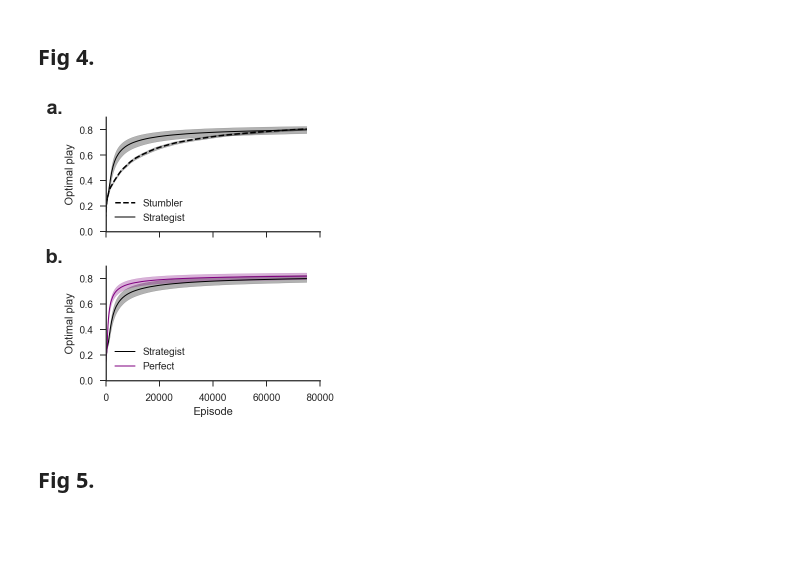
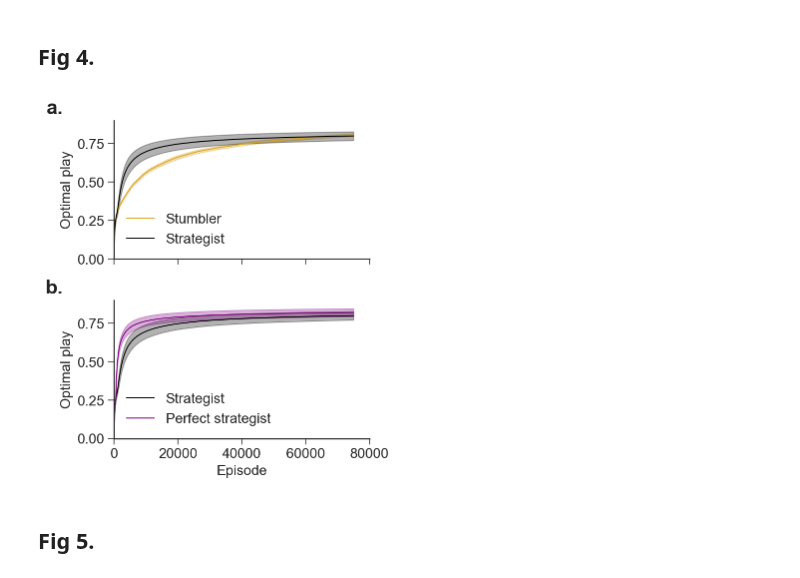
Before and after one commit to CoAxLab/azad, a Jupyter notebook: notebooks/figures.ipynb, the cells around one changed output. Cells and saved outputs as stored; diff of their text form; code cells hidden in the pictures; blank space fills up the shorter version.

```diff
--- a/notebooks/figures.ipynb
+++ b/notebooks/figures.ipynb
@@ -21,6 +21,7 @@ import os
 import csv
 import numpy as np
 import scipy.stats as st
+import pandas as pd
 
 from glob import glob
 
@@ -37,8 +38,8 @@ from notebook_helpers import score_summary
 import seaborn as sns
 sns.set_style('ticks')
 
-matplotlib.rcParams.update({'font.size': 42})
-matplotlib.rc('axes', titlesize=40)
+matplotlib.rcParams.update({'font.size': 14})
+matplotlib.rc('axes', titlesize=16)
 # %% [markdown]
 # Load data
 
@@ -168,11 +241,11 @@ Strategist learning demo
 fig, ax = plt.subplots(2, sharex=True, figsize=(5, 5.5))
 
 # A
-_ = ax[0].plot(episode_13, exp_13_avg, linestyle="--", color='black', alpha=1, linewidth=1.5, label="Stumbler")
+_ = ax[0].plot(episode_13, exp_13_avg, linestyle="-", color='goldenrod', alpha=1.0, linewidth=1, label="Stumbler")
 _ = ax[0].fill_between(episode_13,
                        exp_13_avg + 2*exp_13_sem,
                        exp_13_avg - 2*exp_13_sem,
-                       color='black', alpha=0.3)
+                       color='goldenrod', alpha=0.3)
 
 _ = ax[0].plot(episode_14, exp_14_avg, color='black', alpha=1, linewidth=1, label="Strategist")
 _ = ax[0].fill_between(episode_14,
@@ -182,35 +255,35 @@ _ = ax[0].fill_between(episode_14,
 _ = ax[0].legend()
 _ = ax[0].set_ylabel("Optimal play")
 _ = ax[0].set_ylim(0, 0.9)
 _ = ax[1].set_xlim(0, 80000)
 _ = ax[0].text(-0.2, 1.15, "a.", transform=ax[0].transAxes,
       fontsize=20, fontweight='bold', va='top', ha='right')
 
 # B
 _ = ax[1].plot(episode_14, exp_14_avg, color='black', alpha=1, linewidth=1, label="Strategist")
 _ = ax[1].fill_between(episode_14,
                        exp_14_avg + 2*exp_14_sem,
                        exp_14_avg - 2*exp_14_sem,
                        color='black', alpha=0.3)
-_ = ax[1].plot(episode_18, exp_18_avg, color='purple', alpha=1, linewidth=1, label="Perfect")
+_ = ax[1].plot(episode_18, exp_18_avg, color='purple', alpha=1, linewidth=1, label="Perfect strategist")
 _ = ax[1].fill_between(episode_18,
                        exp_18_avg + 2*exp_18_sem,
                        exp_18_avg - 2*exp_18_sem,
                        color='purple', alpha=0.3)
 _ = ax[1].legend()
 _ = ax[1].set_xlabel("Episode")
 _ = ax[1].set_ylabel("Optimal play")
 _ = ax[1].set_ylim(0, 0.9)
 _ = ax[1].set_xlim(0, 80000)
 _ = ax[1].text(-0.2, 1.15, "b.", transform=ax[1].transAxes,
       fontsize=20, fontweight='bold', va='top', ha='right')
 
 # Tweaks
 _ = fig.tight_layout()
 _ = sns.despine()
 _ = fig.subplots_adjust(hspace=.3)
 # %% [output]
-[figure, old version]
+[figure, new version]
 # %% [markdown]
 ## Fig 5.
 # %%
```
Also changed, not shown: parts of 4 cells of this notebook.
